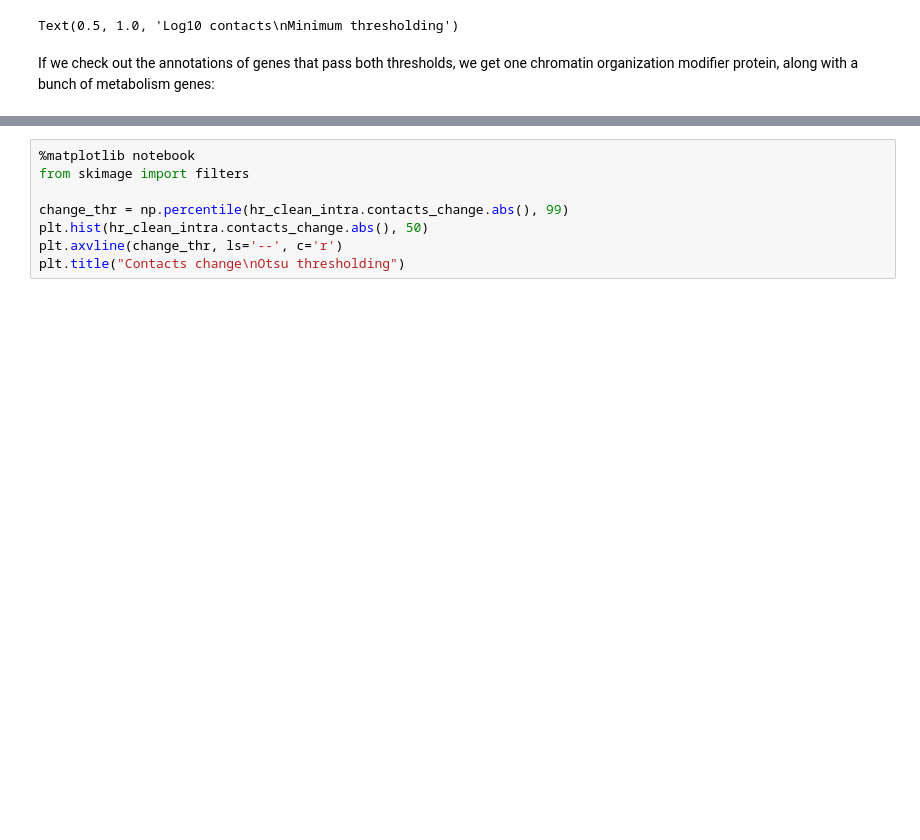
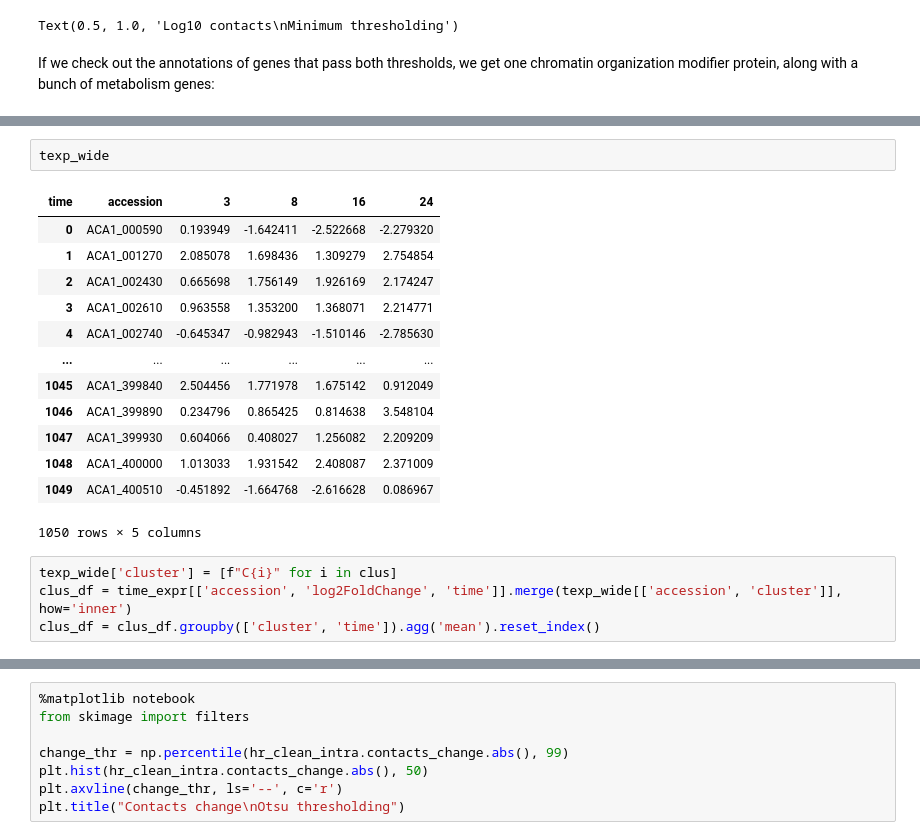
Before and after one commit to cmdoret/Acastellanii_legionella_infection, a Jupyter notebook: docs/notebooks/infection_contacts_diff_expr.ipynb, the cells around one changed output, grey strips where cells are left out. Drawn from its saved outputs; the diff is of its cells as text; blank space fills up the shorter version.

```diff
--- a/docs/notebooks/infection_contacts_diff_expr.ipynb
+++ b/docs/notebooks/infection_contacts_diff_expr.ipynb
@@ -687,0 +746,20 @@ array(["'chromo' (CHRromatin Organization MOdifier) domain containing protein",
+# %%
+texp_wide
+# %% [output]
+| time | accession | 3 | 8 | 16 | 24 |
+| 0 | ACA1_000590 | 0.193949 | -1.642411 | -2.522668 | -2.279320 |
+| 1 | ACA1_001270 | 2.085078 | 1.698436 | 1.309279 | 2.754854 |
+| 2 | ACA1_002430 | 0.665698 | 1.756149 | 1.926169 | 2.174247 |
+| 3 | ACA1_002610 | 0.963558 | 1.353200 | 1.368071 | 2.214771 |
+| 4 | ACA1_002740 | -0.645347 | -0.982943 | -1.510146 | -2.785630 |
+| ... | ... | ... | ... | ... | ... |
+| 1045 | ACA1_399840 | 2.504456 | 1.771978 | 1.675142 | 0.912049 |
+| 1046 | ACA1_399890 | 0.234796 | 0.865425 | 0.814638 | 3.548104 |
+| 1047 | ACA1_399930 | 0.604066 | 0.408027 | 1.256082 | 2.209209 |
+| 1048 | ACA1_400000 | 1.013033 | 1.931542 | 2.408087 | 2.371009 |
+| 1049 | ACA1_400510 | -0.451892 | -1.664768 | -2.616628 | 0.086967 |
+1050 rows × 5 columns
+# %%
+texp_wide['cluster'] = [f"C{i}" for i in clus]
+clus_df = time_expr[['accession', 'log2FoldChange', 'time']].merge(texp_wide[['accession', 'cluster']], how='inner')
+clus_df = clus_df.groupby(['cluster', 'time']).agg('mean').reset_index()
```
Also changed, not shown: parts of 11 cells of this notebook, 1 other file.
